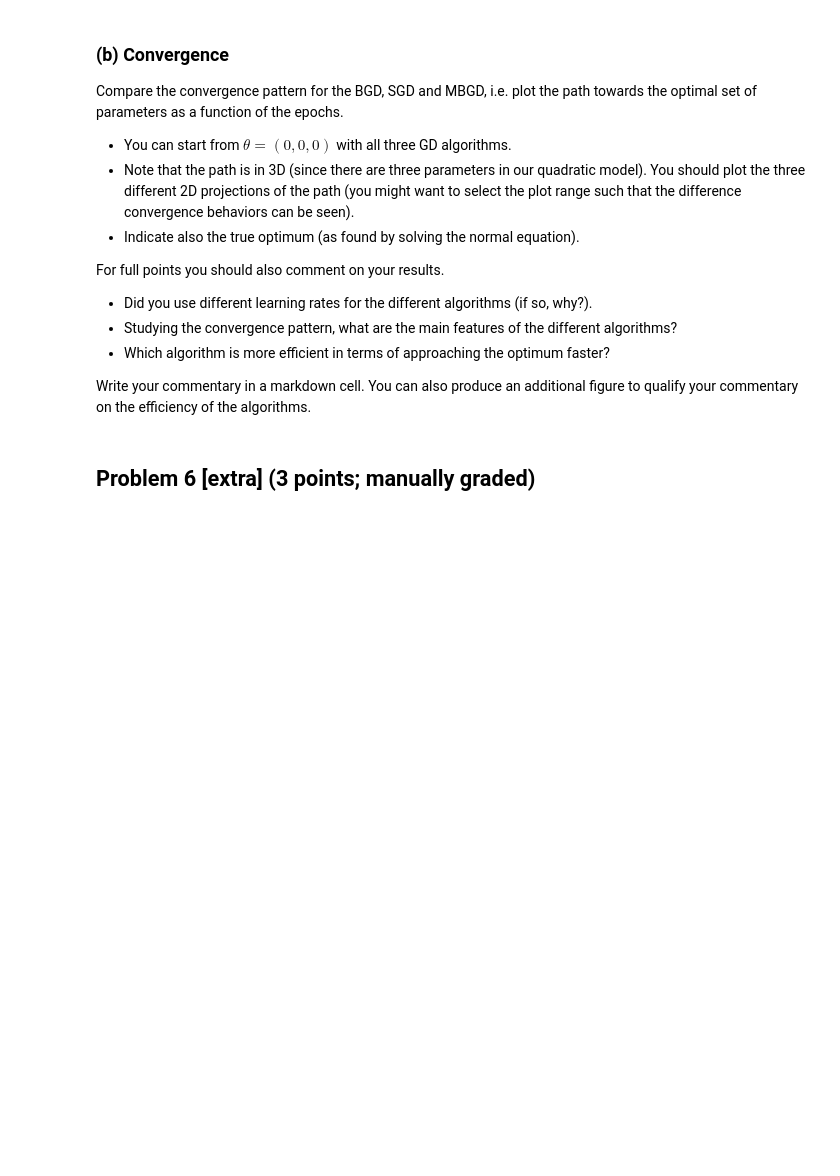
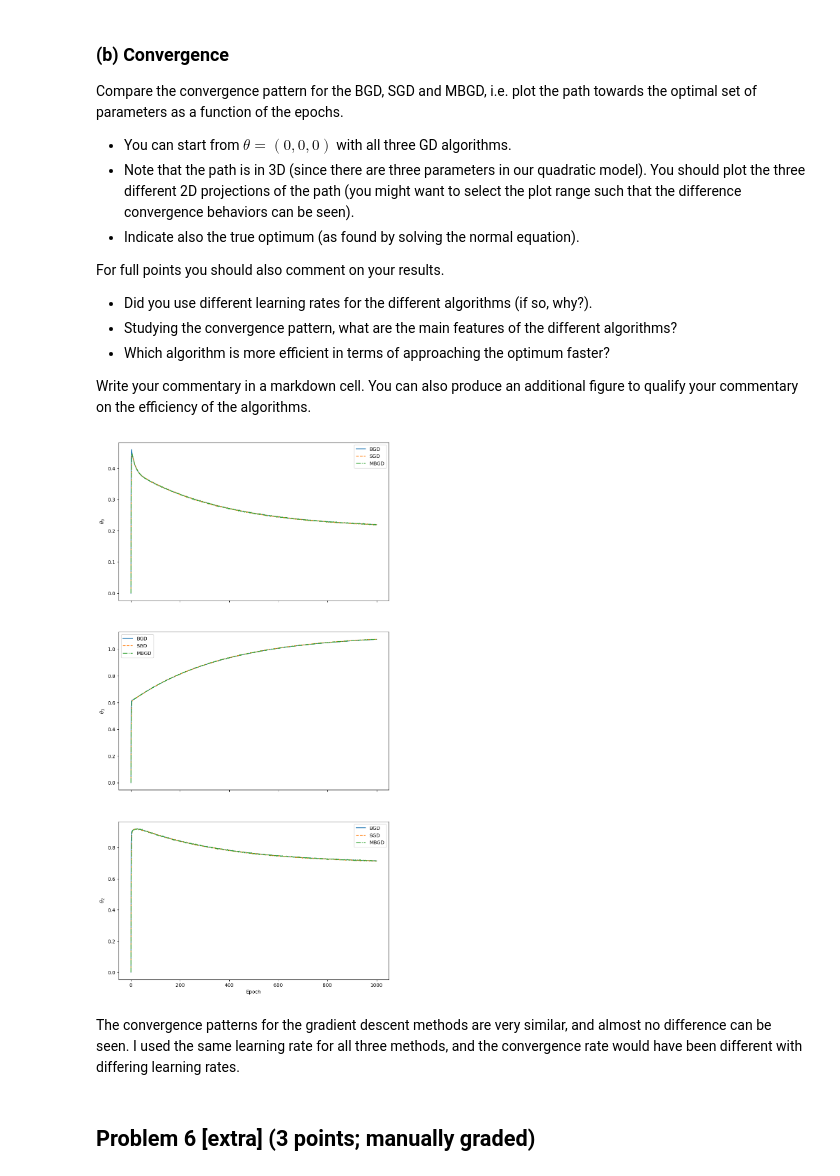
Before and after one commit to Action4/tif285, a Jupyter notebook: doc/pub/ProblemSets/Set1/TIF285_ps1_extra_problems.ipynb, the cells around one changed output. Saved outputs shown, nothing was run; the diff lists cells and outputs as text; code cells hidden in the pictures; blank space fills up the shorter version.

```diff
--- a/doc/pub/ProblemSets/Set1/TIF285_ps1_extra_problems.ipynb
+++ b/doc/pub/ProblemSets/Set1/TIF285_ps1_extra_problems.ipynb
@@ -310,8 +312,12 @@ ydata = data[:,1]
 #
 theta_start = np.array([0., 0., 0.,])
 Lin = LinearRegression(xdata, ydata, 3)
+normaleq = Lin.solve_normal_equation()
 bgd = Lin.bgd_optimize(theta_start, n_epochs=1000, learning_rate=0.1)
-print(bgd)
-sgd = Lin.sgd_optimize(theta_start, n_epochs=100, learning_rate=0.1)
-Lin.mbgd_optimize(theta_start, n_epochs=100, learning_rate=0.01, batch_size=0.2)
+sgd = Lin.sgd_optimize(theta_start, n_epochs=1000, learning_rate=0.1)
+mbgd = Lin.mbgd_optimize(theta_start, n_epochs=1000, learning_rate=0.1, batch_size=0.2)
+print(f'Normal equation solution: {normaleq}')
+print(f'Batch gradient descent solution: {bgd[0].flatten()}')
+print(f'Mini-batch gradient descent solution: {mbgd[0].flatten()}')
+print(f'Stochastic gradient descent solution: {sgd[0].flatten()}')
 # %% [output]
@@ -349,3 +363,33 @@ Write your commentary in a markdown cell. You can also produce an additional fig
+# %%
+#
+# YOUR CODE HERE
+#
+n_epochs=1000
+theta_start = np.array([0., 0., 0.])
+epochs = np.linspace(0, n_epochs, n_epochs+1)
+
+fig, ax = plt.subplots(3,1, sharex=True, figsize=(10, 20))
+ax[0].plot(epochs, bgd[1][:,0], label='BGD')
+ax[0].plot(epochs, sgd[1][:,0], linestyle='--', label='SGD')
+ax[0].plot(epochs, mbgd[1][:,0], linestyle='-.', label='MBGD')
+ax[1].plot(epochs, bgd[1][:,1], label='BGD')
+ax[1].plot(epochs, sgd[1][:,1], linestyle='--', label='SGD')
+ax[1].plot(epochs, mbgd[1][:,1], linestyle='-.', label='MBGD')
+ax[2].plot(epochs, bgd[1][:,2], label='BGD')
+ax[2].plot(epochs, sgd[1][:,2], linestyle='--', label='SGD')
+ax[2].plot(epochs, mbgd[1][:,2], linestyle='-.', label='MBGD')
+ax[0].legend()
+ax[1].legend()
+ax[2].legend()
+ax[2].set_xlabel('Epoch')
+ax[0].set_ylabel(r'$\theta_0$')
+ax[1].set_ylabel(r'$\theta_1$')
+ax[2].set_ylabel(r'$\theta_2$')
+plt.show()
+# %% [output]
+[figure, added]
+# %% [markdown]
+The convergence patterns for the gradient descent methods are very similar, and almost no difference can be seen. I used the same learning rate for all three methods, and the convergence rate would have been different with differing learning rates.
 # %% [markdown]
 ## Problem 6 [extra] (3 points; manually graded)
 # %% [markdown]
```
Also changed, not shown: parts of 13 cells of this notebook, 1 other file.
